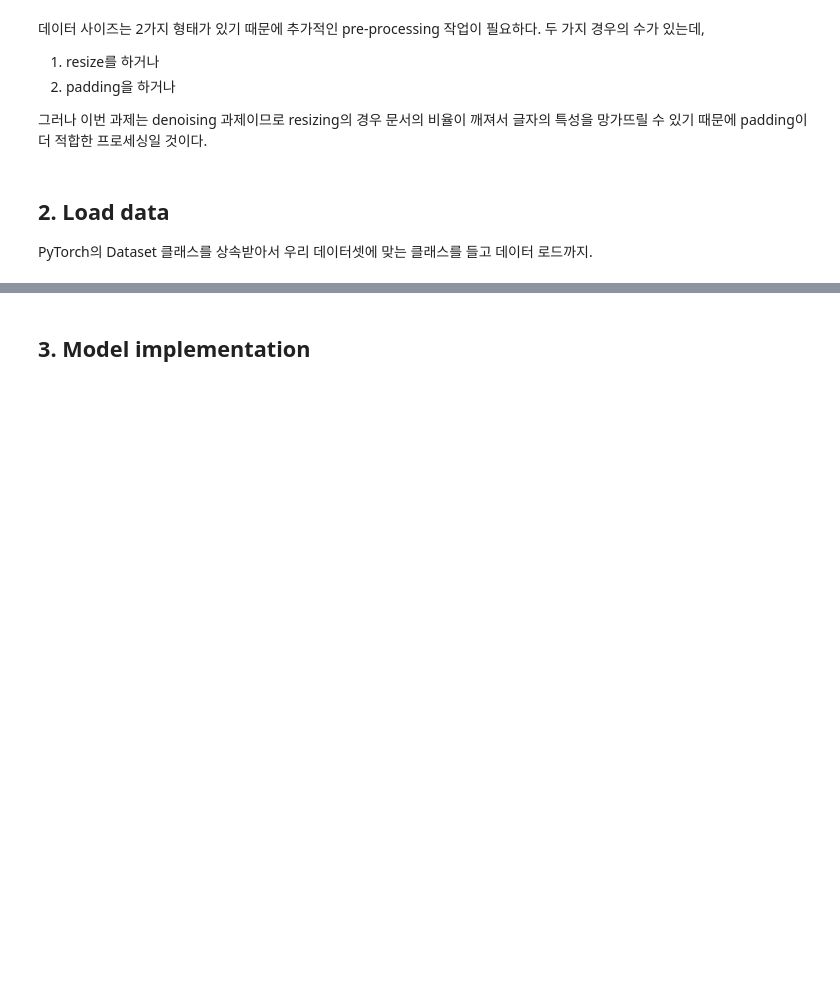
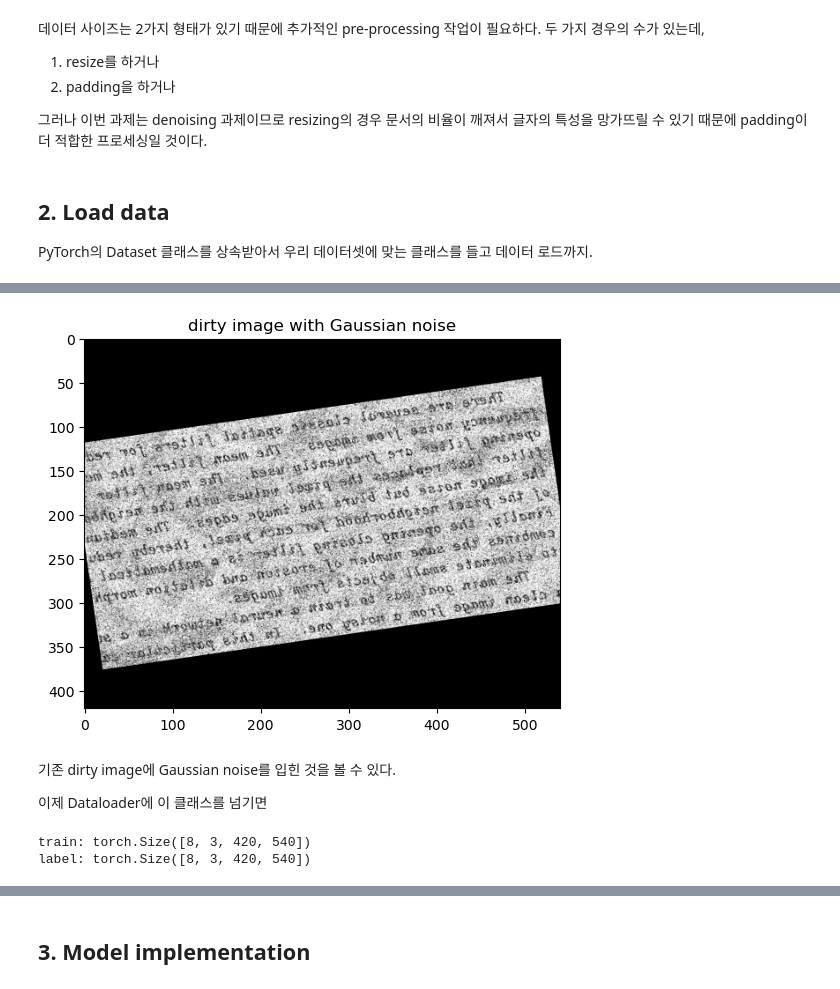
Before and after one commit to soohyun-chris-jeon/Sprint_log, a Jupyter notebook: Assignments/mission_5/05_3팀_전수현2.ipynb, the cells around one changed output, grey strips where cells are left out. Drawn from its saved outputs; the diff is of its cells as text; code cells hidden in the pictures; blank space fills up the shorter version.

```diff
--- a/Assignments/mission_5/05_3팀_전수현2.ipynb
+++ b/Assignments/mission_5/05_3팀_전수현2.ipynb
@@ -181,9 +218,8 @@ a[:2]
 # ====================================================================
 # 데이터 증강 (Data Augmentation)
 # ====================================================================
-# TODO: Albumentations를 사용해서 train과 validation용 변환 파이프라인 정의하기
-TARGET_HEIGHT = 540
-TARGET_WIDTH = 420
+TARGET_HEIGHT = 420
+TARGET_WIDTH = 540
 train_transform = A.Compose(
     [
         A.ToGray(p=1.0),  # RGB → Gray
@@ -192,28 +228,45 @@ train_transform = A.Compose(
             min_height=TARGET_HEIGHT,
             min_width=TARGET_WIDTH,
             border_mode=cv2.BORDER_CONSTANT,
-            value=0,
         ),  # zero-padding
         # A.Resize(),
         A.Rotate(limit=10, p=0.5),
         A.HorizontalFlip(p=0.5),
         # 정규화 및 텐서 변환
         A.Normalize(mean=[0.0, 0.0, 0.0], std=[1.0, 1.0, 1.0], max_pixel_value=255.0),
-        ToTensorV2(),
-    ]
+        ToTensorV2(),  # numpy 배열 (H, W, C)를 PyTorch 텐서 (C, H, W)로 변환
+    ],
+    additional_targets={"clean": "image"},  # clean
 )
-
-val_transform = A.Compose(
-    [
-        # A.Resize(),
-        A.Normalize(mean=[0.0, 0.0, 0.0], std=[1.0, 1.0, 1.0], max_pixel_value=255.0),
-        ToTensorV2(),
-    ]
-)
 # %%
-# ====================================================================
-# 데이터로더 생성
-# ====================================================================
-# TODO: DenoiseDataset과 DataLoader를 사용해서 train_loader, val_loader 만들기
-train_dataset = DenoiseDataset(...)
-train_loader = DataLoader(...)
+train_dataset = TrainDataset(
+    train_dir,
+    train_cleaned_dir,
+    transform=train_transform,
+    add_noise_to_x=True,
+    var_limit=(10.0, 50.0),
+)
+
+(a, b) = train_dataset[0]
+plt.imshow(a.permute(1, 2, 0))
+plt.title("dirty image with Gaussian noise")
+plt.show()
+# %% [output]
+[figure, added]
+# %% [markdown]
+기존 dirty image에 Gaussian noise를 입힌 것을 볼 수 있다.
+
+이제 Dataloader에 이 클래스를 넘기면
+# %%
+# ====================================================================
+# train 데이터로더 생성
+# ====================================================================
+# DenoiseDataset과 DataLoader를 사용해서 train_loader, val_loader 만들기
+train_loader = DataLoader(dataset=train_dataset, batch_size=8, shuffle=True)
+a, b = next(iter(train_loader))
+# plt.imshow(a.numpy())
+print(f"train: {a.shape}")
+print(f"label: {b.shape}")
+# %% [output]
+train: torch.Size([8, 3, 420, 540])
+label: torch.Size([8, 3, 420, 540])
```
Also changed, not shown: parts of 18 cells of this notebook, 7 other files.
